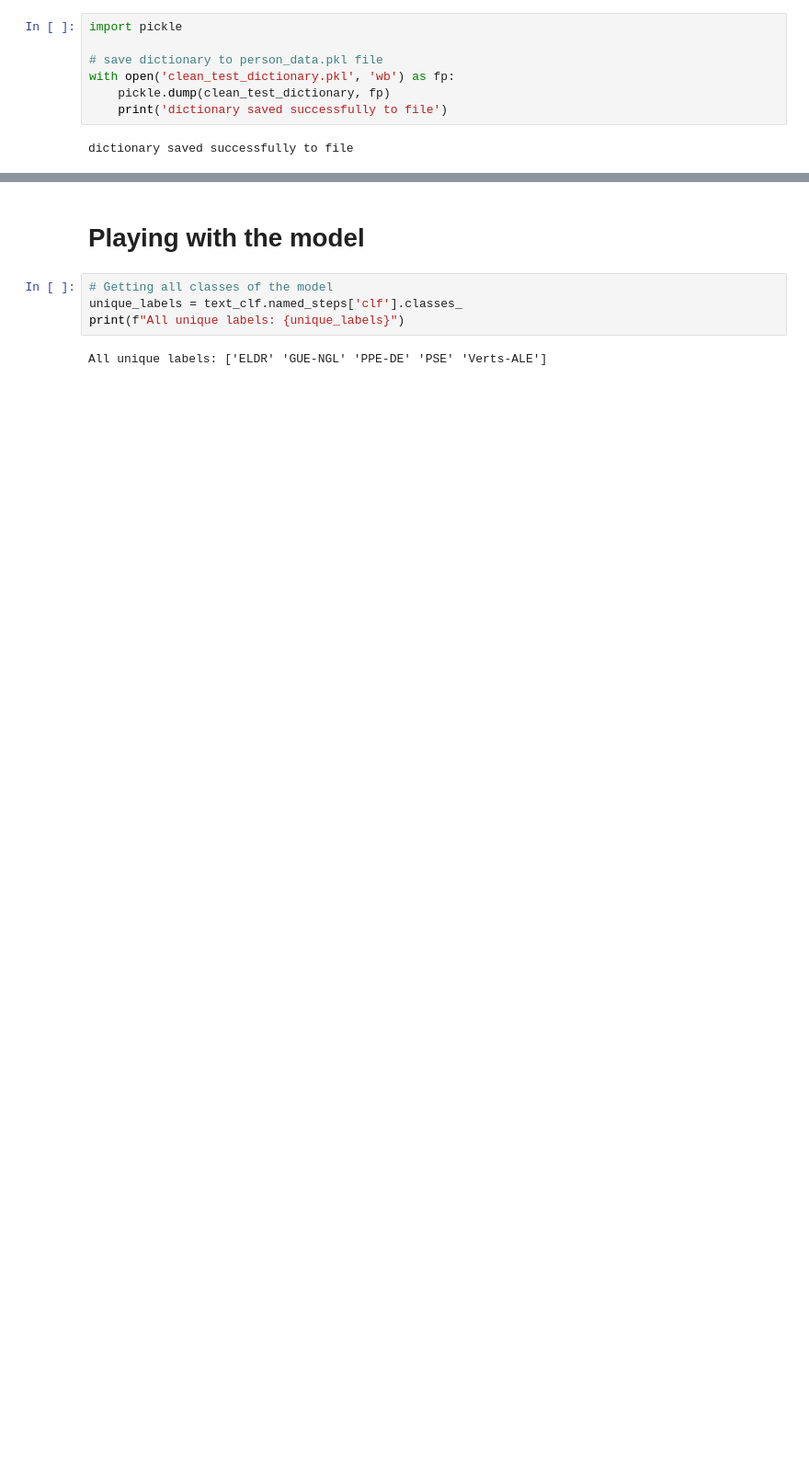
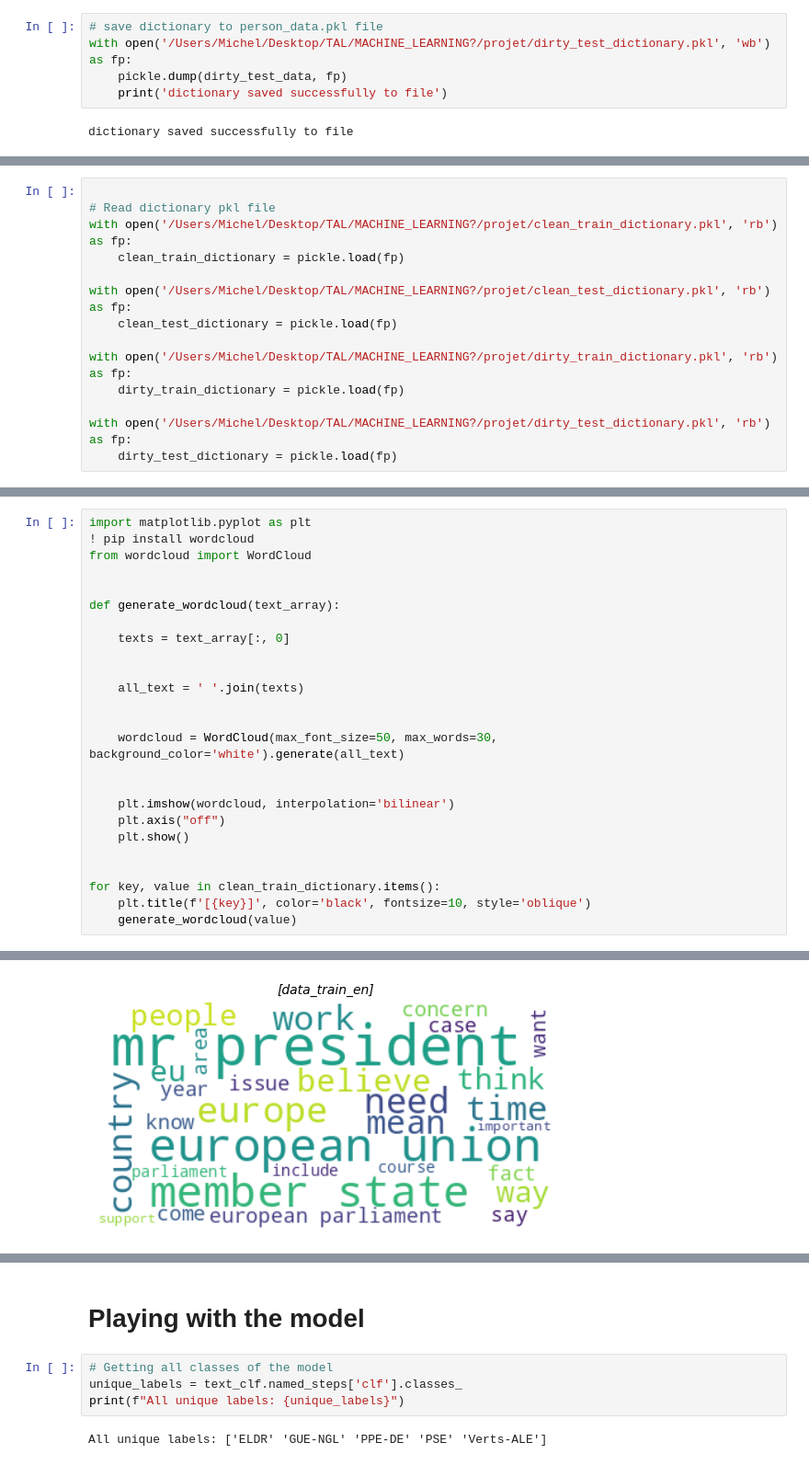
Before and after one commit to MichaBiriuchinskii/Machine_learning_projet, a Jupyter notebook: scripts/SGD_classifier_Micha.ipynb, the cells around one changed output, grey strips where cells are left out. Shown: that part at 92% size. Saved outputs shown, nothing was run; the diff lists cells and outputs as text; blank space fills up the shorter version.

```diff
--- a/scripts/SGD_classifier_Micha.ipynb
+++ b/scripts/SGD_classifier_Micha.ipynb
@@ -240,9 +217,7 @@ clean_test_dictionary = nettoyer_dictionnaire(test_dictionary)
 # %%
-import pickle
-
 # save dictionary to person_data.pkl file
-with open('clean_test_dictionary.pkl', 'wb') as fp:
-    pickle.dump(clean_test_dictionary, fp)
+with open('/Users/Michel/Desktop/TAL/MACHINE_LEARNING?/projet/dirty_test_dictionary.pkl', 'wb') as fp:
+    pickle.dump(dirty_test_data, fp)
     print('dictionary saved successfully to file')
 # %% [output]
 dictionary saved successfully to file
@@ -248,0 +226,14 @@ dictionary saved successfully to file
+# %%
+
+# Read dictionary pkl file
+with open('/Users/Michel/Desktop/TAL/MACHINE_LEARNING?/projet/clean_train_dictionary.pkl', 'rb') as fp:
+    clean_train_dictionary = pickle.load(fp)
+
+with open('/Users/Michel/Desktop/TAL/MACHINE_LEARNING?/projet/clean_test_dictionary.pkl', 'rb') as fp:
+    clean_test_dictionary = pickle.load(fp)
+
+with open('/Users/Michel/Desktop/TAL/MACHINE_LEARNING?/projet/dirty_train_dictionary.pkl', 'rb') as fp:
+    dirty_train_dictionary = pickle.load(fp)
+
+with open('/Users/Michel/Desktop/TAL/MACHINE_LEARNING?/projet/dirty_test_dictionary.pkl', 'rb') as fp:
+    dirty_test_dictionary = pickle.load(fp)
@@ -248,0 +242,26 @@ dictionary saved successfully to file
+# %%
+import matplotlib.pyplot as plt
+! pip install wordcloud
+from wordcloud import WordCloud
+
+
+def generate_wordcloud(text_array):
+
+    texts = text_array[:, 0]
+
+
+    all_text = ' '.join(texts)
+
+
+    wordcloud = WordCloud(max_font_size=50, max_words=30, background_color='white').generate(all_text)
+
+
+    plt.imshow(wordcloud, interpolation='bilinear')
+    plt.axis("off")
+    plt.show()
+
+
+for key, value in clean_train_dictionary.items():
+    plt.title(f'[{key}]', color='black', fontsize=10, style='oblique')
+    generate_wordcloud(value)
+# %% [output]
@@ -248,0 +287 @@ dictionary saved successfully to file
+[figure, added]
```
Also changed, not shown: parts of 33 cells of this notebook, 2 other files.
